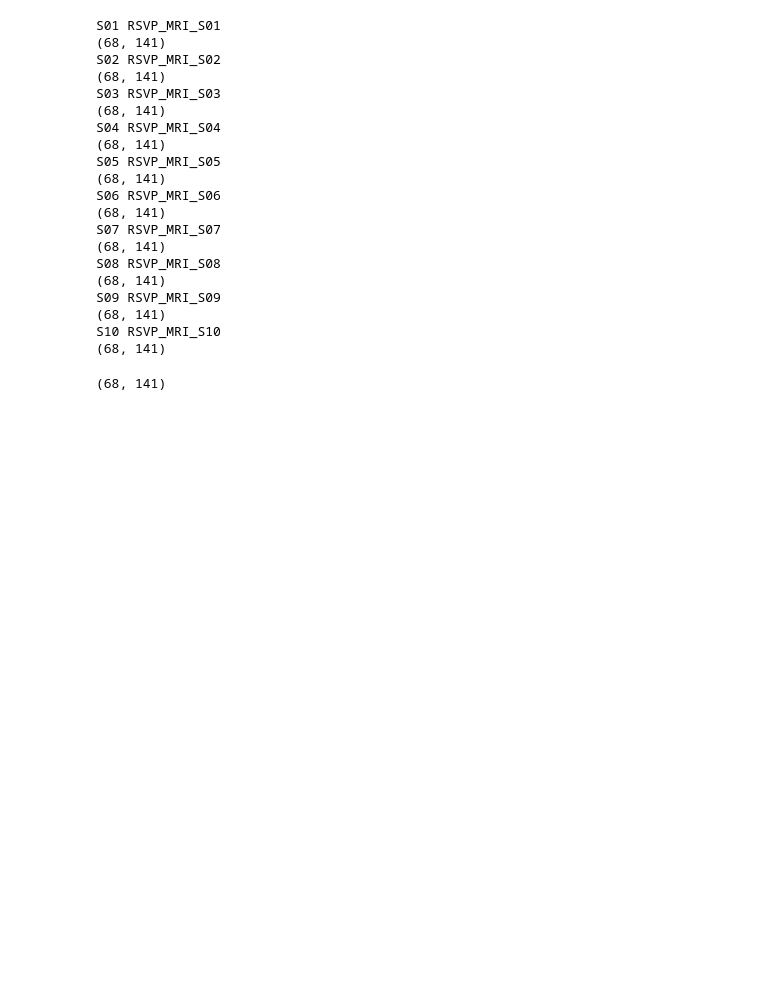
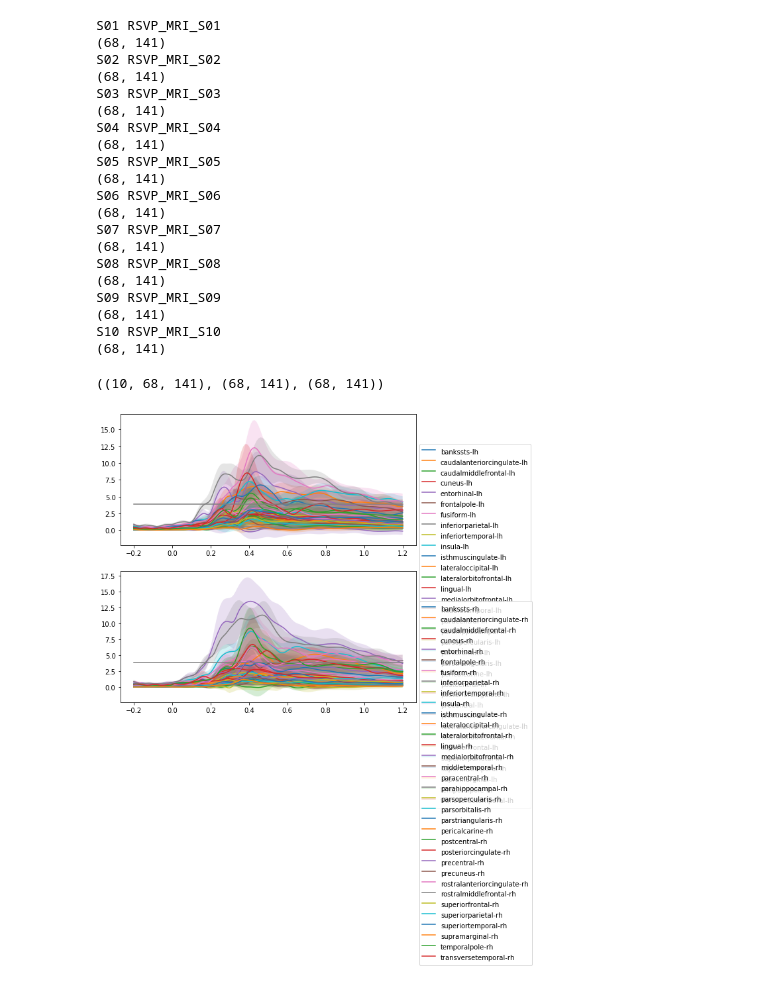
Before and after one commit to listenzcc/inverse_analysis, a Jupyter notebook: Draw_stc.ipynb, the cells around one changed output. Drawn from its saved outputs; the diff is of its cells as text; code cells hidden in the pictures; blank space fills up the shorter version.

```diff
--- a/Draw_stc.ipynb
+++ b/Draw_stc.ipynb
@@ -167,4 +165,33 @@ mean_ts = sum(e['ts'] for e in infos.values()) / len(infos)
-# %%
-mean_ts.shape
-# %% [output]
-(68, 141)
+# %%
+times = stc.times
+all_ts = np.concatenate([np.expand_dims(e['ts'], 0) for e in infos.values()])
+mean_ts = np.mean(all_ts, 0)
+std_ts = np.std(all_ts, 0)
+all_ts.shape, mean_ts.shape, std_ts.shape
+# %% [output]
+((10, 68, 141), (68, 141), (68, 141))
+# %%
+fig, axes = plt.subplots(nrows=2, ncols=1, figsize=(8, 8))
+
+limits = [0, 1]
+_limits = np.all([times>limits[0], times<limits[1]], axis=0)
+
+threshold = 2 * np.std(mean_ts)
+
+for name, mean, std in zip(infos[sid]['name'], mean_ts, std_ts):
+    if np.mean(mean) < threshold:
+        pass
+        # continue
+
+    if name.endswith('-lh'):
+        ax = axes[0]
+    else:
+        ax = axes[1]
+    ax.plot(times, mean, label=name)
+    ax.fill_between(times, mean-std/2, mean+std/2, alpha=0.2)
+
+for ax in axes:
+    ax.plot(times, times * 0 + threshold, 'gray')
+    ax.legend(loc='best', bbox_to_anchor=(1, 0.8), ncol=1, handleheight=2, labelspacing=0.05)
+# %% [output]
+[figure, added]
```
Also changed, not shown: parts of 5 cells of this notebook.
